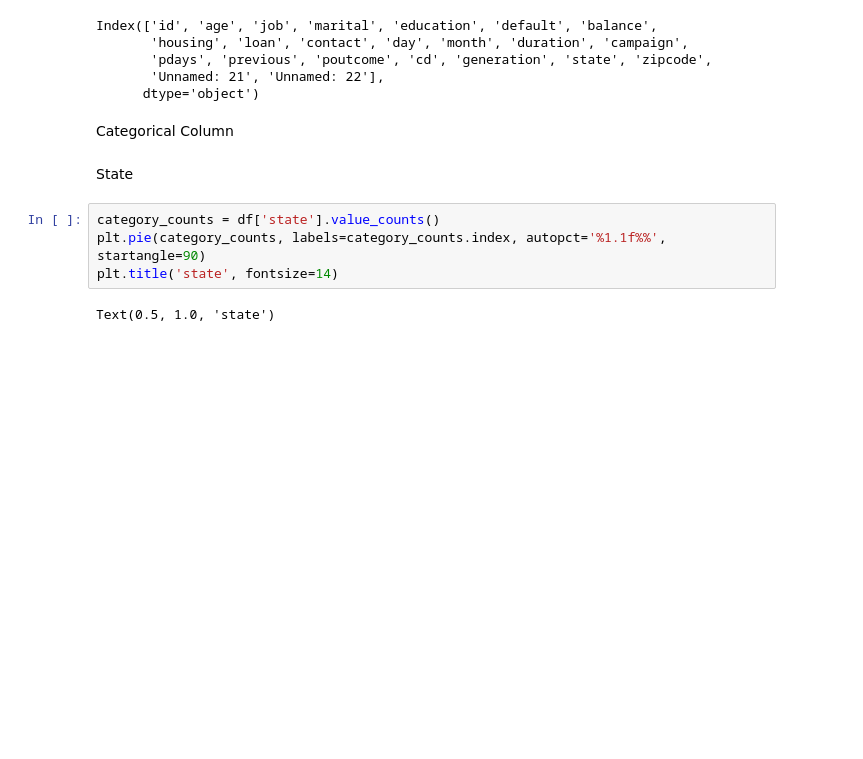
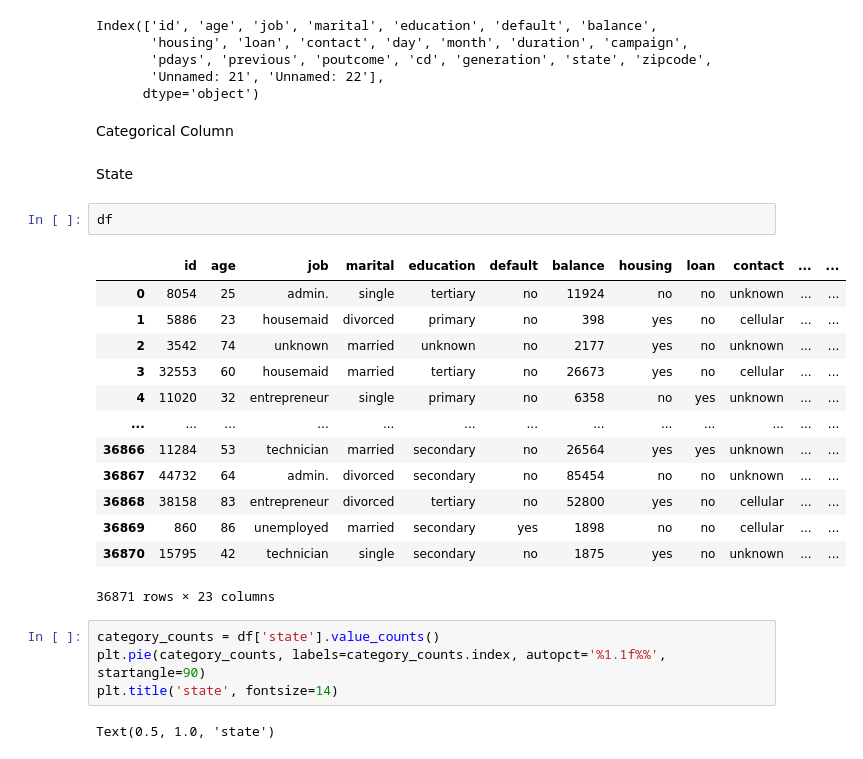
Before and after one commit to adityakr38/BankCD-Prediction, a Jupyter notebook: research/Expriement.ipynb, the cells around one changed output. Saved outputs shown, nothing was run; the diff lists cells and outputs as text; blank space fills up the shorter version.

```diff
--- a/research/Expriement.ipynb
+++ b/research/Expriement.ipynb
@@ -41,6 +41,22 @@ Index(['id', 'age', 'job', 'marital', 'education', 'default', 'balance',
 Categorical Column
 # %% [markdown]
 State
+# %%
+df
+# %% [output]
+|  | id | age | job | marital | education | default | balance | housing | loan | contact | ... | ... |
+| 0 | 8054 | 25 | admin. | single | tertiary | no | 11924 | no | no | unknown | ... | ... |
+| 1 | 5886 | 23 | housemaid | divorced | primary | no | 398 | yes | no | cellular | ... | ... |
+| 2 | 3542 | 74 | unknown | married | unknown | no | 2177 | yes | no | unknown | ... | ... |
+| 3 | 32553 | 60 | housemaid | married | tertiary | no | 26673 | yes | no | cellular | ... | ... |
+| 4 | 11020 | 32 | entrepreneur | single | primary | no | 6358 | no | yes | unknown | ... | ... |
+| ... | ... | ... | ... | ... | ... | ... | ... | ... | ... | ... | ... | ... |
+| 36866 | 11284 | 53 | technician | married | secondary | no | 26564 | yes | yes | unknown | ... | ... |
+| 36867 | 44732 | 64 | admin. | divorced | secondary | no | 85454 | no | no | unknown | ... | ... |
+| 36868 | 38158 | 83 | entrepreneur | divorced | tertiary | no | 52800 | yes | no | cellular | ... | ... |
+| 36869 | 860 | 86 | unemployed | married | secondary | yes | 1898 | no | no | cellular | ... | ... |
+| 36870 | 15795 | 42 | technician | single | secondary | no | 1875 | yes | no | unknown | ... | ... |
+36871 rows × 23 columns
 # %%
 category_counts = df['state'].value_counts()
 plt.pie(category_counts, labels=category_counts.index, autopct='%1.1f%%', startangle=90)
```
Also changed, not shown: parts of 5 cells of this notebook, 16 other files.
